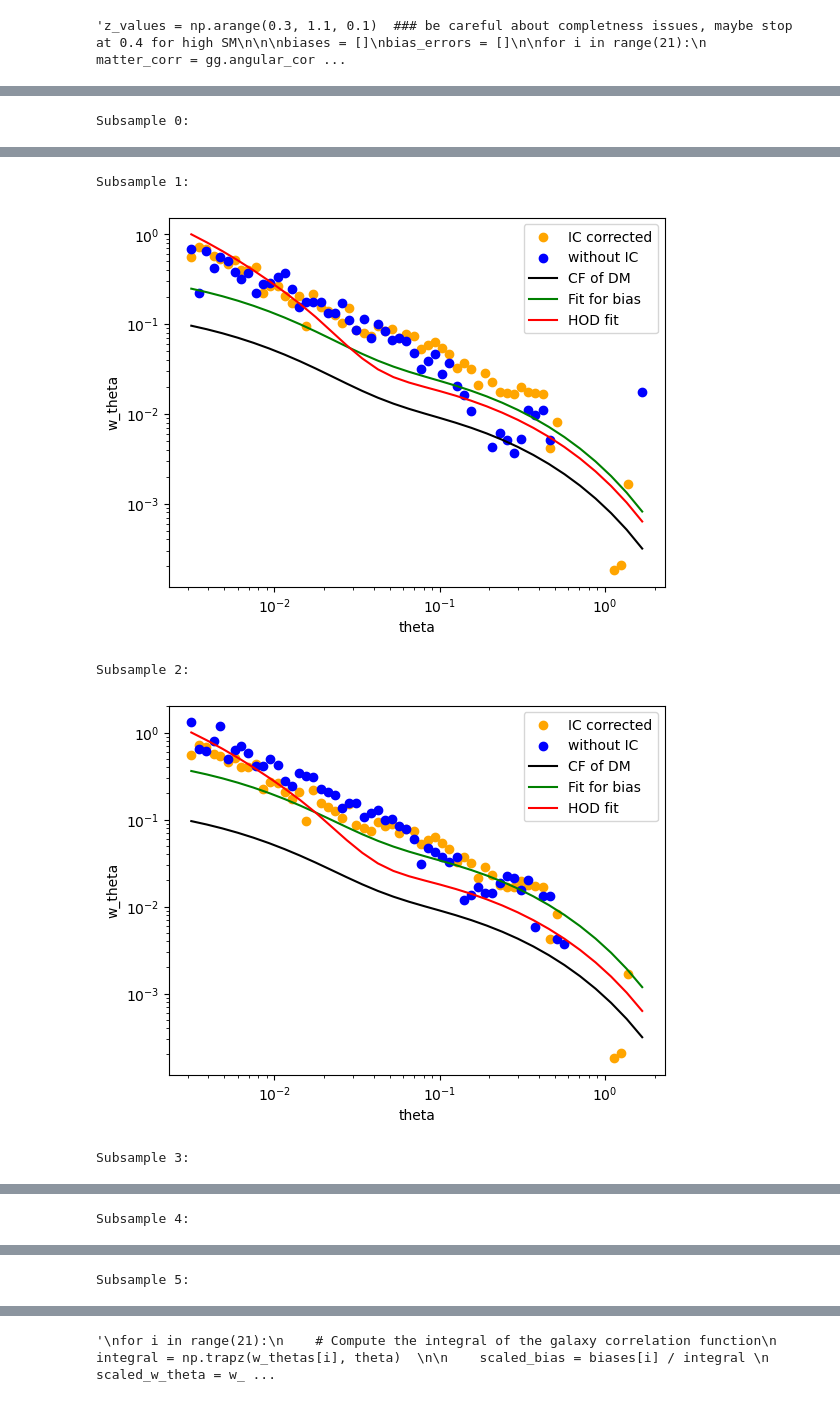
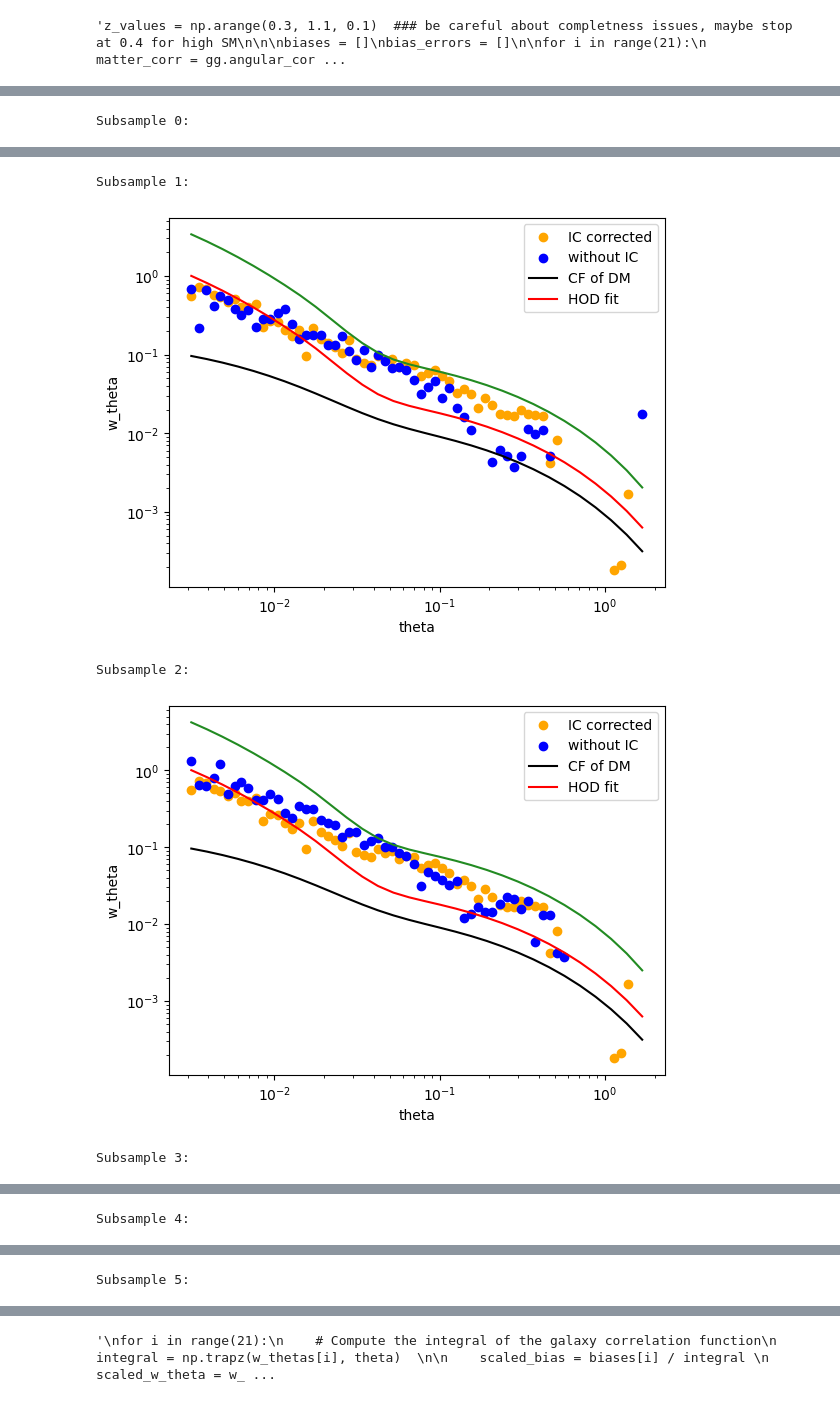
Before and after one commit to OtiliaIrina/Master_Thesis, a Jupyter notebook: Cosmic_Variance.ipynb, the cells around one changed output, grey strips where cells are left out. Saved outputs shown, nothing was run; the diff lists cells and outputs as text; code cells hidden in the pictures.

```diff
--- a/Cosmic_Variance.ipynb
+++ b/Cosmic_Variance.ipynb
@@ -455,6 +457,8 @@ print(gg.angular_corr_gal)
  4.26827571e-03 3.18187102e-03 2.28417828e-03 1.57008987e-03
  1.02657610e-03 6.32175417e-04]
 # %%
+IC = []
+
 for i, result in enumerate(column_sums):
     print(f"Subsample {result['catalog_index']}:")
     theta = np.array(theta)
@@ -464,21 +468,22 @@ for i, result in enumerate(column_sums):
 
     # Calculate w_IC
     sum_rr = np.array(result['sum_rr'])
-    w_IC = np.sum(w_fit * sum_rr[i] / np.sum(sum_rr))  # IC = w_fit * RR(theta) / SUM(RR)
+    w_IC = np.sum(w_fit * sum_rr[i] / np.sum(sum_rr))
+
+    IC_tmp = np.sum(gg.angular_corr_gal* sum_rr[i])/np.sum(sum_rr)
+    IC.append(IC_tmp)
+
 
     # Calculate total w
     w = w_thetas[i] + w_IC  # w_measured + w_IC
-    print(w)
 
     plt.scatter(theta, w, label='IC corrected', color='orange')
     plt.scatter(theta, w_thetas[i], marker='o', label='without IC', color='blue')  # without IC
 
-
-
-    plt.xscale("log")
-    plt.yscale("log")
-    plt.xlabel("theta")
-    plt.ylabel("w_theta")
+    plt.xlabel(r' $ \theta$ (degrees)')
+    plt.ylabel(r' $w(\theta)$')
+    plt.yscale('log')
+    plt.xscale('log')
     plt.legend()
     plt.show()
 # %% [output]
@@ -619,7 +548,6 @@ bias_errors = []
 
 #errors = (1 / np.sqrt(sum_dd)) * w_theta
 #errors = np.array(errors)
-
 
 
 for i, result in enumerate(column_sums):
@@ -632,7 +560,7 @@ for i, result in enumerate(column_sums):
     ## With mask
     #galaxy_corr = w_thetas[i][mask]
 
-    galaxy_corr = w
+    galaxy_corr =  w_thetas[i]-IC[i]
 
 
     #galaxy_corr = np.array(galaxy_corr)
@@ -666,5 +610,5 @@ TypeError: can't multiply sequence by non-int of type 'numpy.float64'
 # %%
-biases = []
+"""biases = []
 bias_errors = []
 
 for i, result in enumerate(column_sums):
@@ -712,4 +656,5 @@ for i, result in enumerate(column_sums):
     # Print results
     print(f"Subsample {i + 1}: Bias: {bias:.3f} ± {bias_error:.3f}")
     print()
+"""
 # %% [output]
@@ -749,14 +678,17 @@ Matter Correlation (angular_corr_matter): [0.09611382 0.08776687 0.07918705 0.07
 # %%
 for i, result in enumerate(column_sums):
     print(f"Subsample {result['catalog_index']}:")
+
+    #plt.plot(gg.theta*180/np.pi, biases[i]*(gg.angular_corr_gal-IC[i]))
 
 
     plt.scatter(theta, w, label='IC corrected', color='orange')
     plt.scatter(theta, w_thetas[i], marker='o', label='without IC', color='blue')  # without IC
 
     plt.plot(gg.theta*180/np.pi, gg.angular_corr_matter,'k-', label='CF of DM')
-    plt.plot(gg.theta*180/np.pi, gg.angular_corr_matter*biases[i], 'g-', label='Fit for bias')
+    #plt.plot(gg.theta*180/np.pi, gg.angular_corr_matter*biases[i], 'g-', label='Fit for bias')
     plt.plot(gg.theta*180/np.pi, gg.angular_corr_gal, 'r-', label='HOD fit')
+    plt.plot(gg.theta*180/np.pi, (gg.angular_corr_gal-IC[i])*biases[i], color='forestgreen')
 
 
     plt.xscale("log")
@@ -771,5 +703,5 @@ Subsample 0:
 Subsample 1:
-[figure, old version]
+[figure, new version]
 Subsample 2:
-[figure, old version]
+[figure, new version]
 Subsample 3:
```
Also changed, not shown: parts of 17 cells of this notebook, 4 other files.
